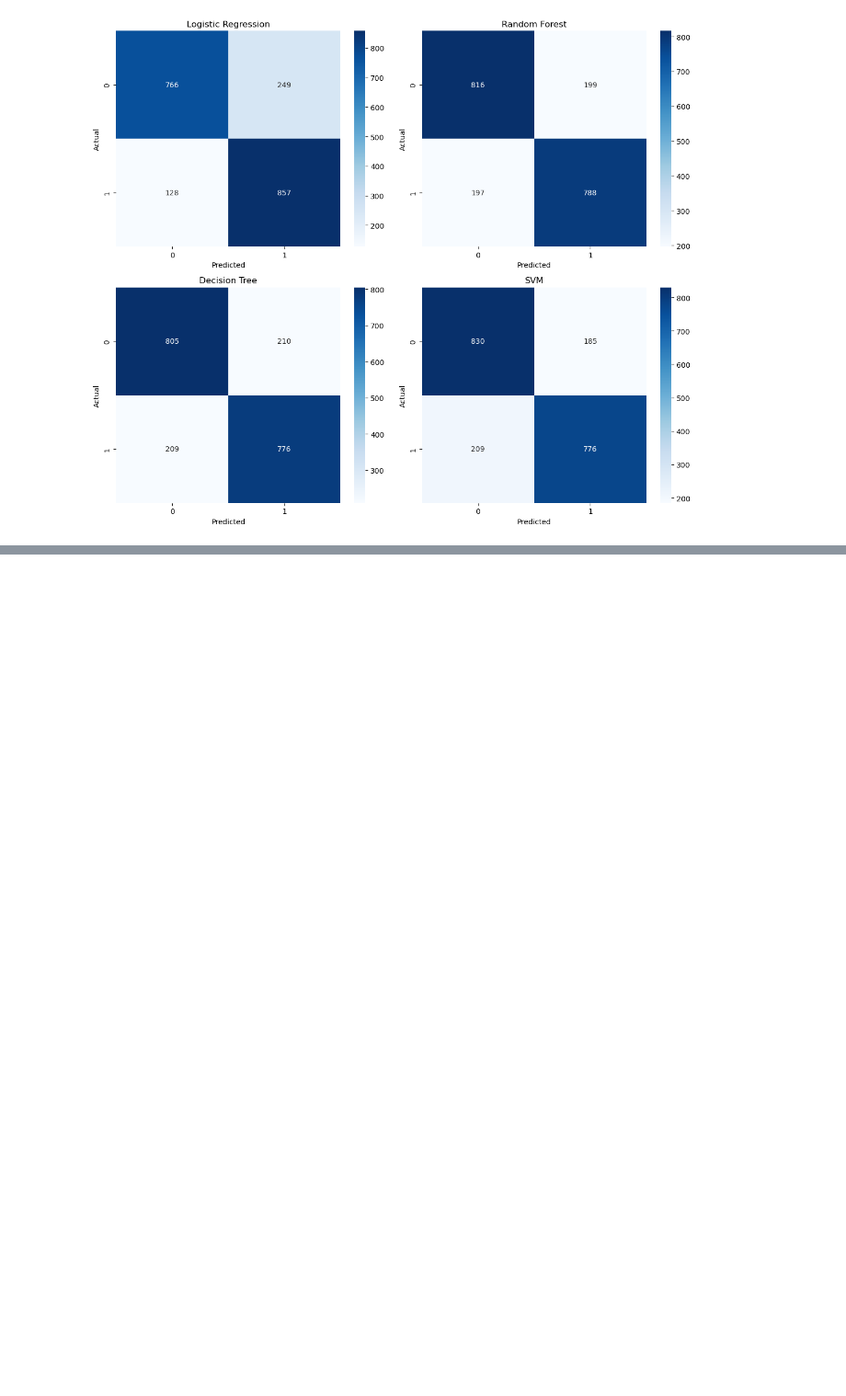
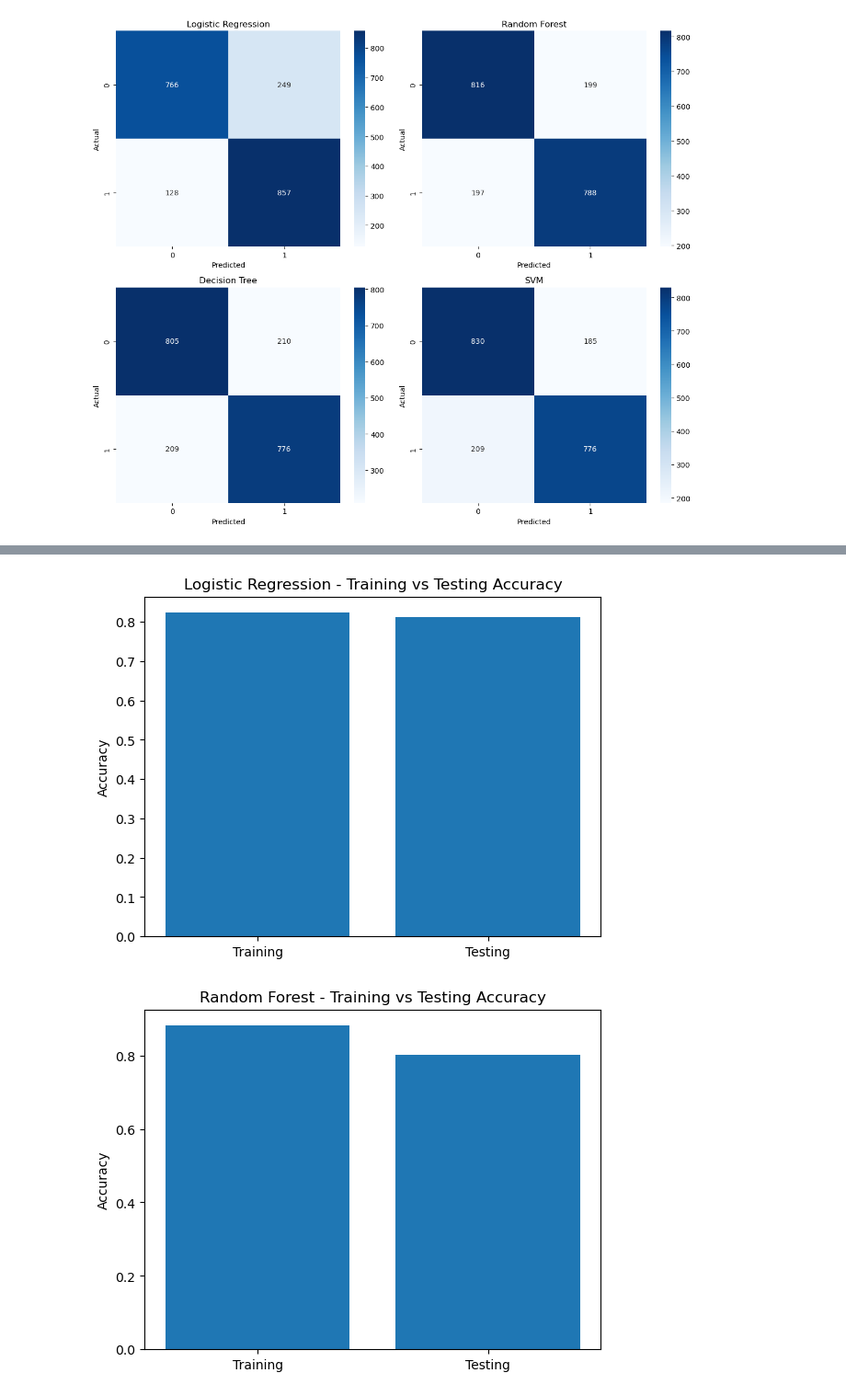
Before and after one commit to bishnu-prasad/diabetes_predction_10k, a Jupyter notebook: notebook/predction.ipynb, the cells around one changed output, grey strips where cells are left out. Shown at 92% size. Saved outputs shown, nothing was run; the diff lists cells and outputs as text; code cells hidden in the pictures; blank space fills up the shorter version.

```diff
--- a/notebook/predction.ipynb
+++ b/notebook/predction.ipynb
@@ -763,0 +803,38 @@ plt.show()
+# %%
+import matplotlib.pyplot as plt
+from sklearn.metrics import accuracy_score
+
+# Calculate accuracies
+train_acc_lr = accuracy_score(y_train, lr.predict(X_train_scaled))
+test_acc_lr = accuracy_score(y_test, y_pred)
+
+train_acc_rf = accuracy_score(y_train, rf.predict(X_train))
+test_acc_rf = accuracy_score(y_test, y_pred_rf)
+
+train_acc_dt = accuracy_score(y_train, dt.predict(X_train))
+test_acc_dt = accuracy_score(y_test, y_pred_dt)
+
+train_acc_svm = accuracy_score(y_train, svm.predict(X_train_scaled))
+test_acc_svm = accuracy_score(y_test, y_pred_svm)
+
+# Store in dictionary
+results = {
+    "Logistic Regression": (train_acc_lr, test_acc_lr),
+    "Random Forest": (train_acc_rf, test_acc_rf),
+    "Decision Tree": (train_acc_dt, test_acc_dt),
+    "SVM": (train_acc_svm, test_acc_svm)
+}
+
+# Plot individual graphs
+for model, (train_acc, test_acc) in results.items():
+    plt.figure()
+
+    plt.bar(["Training", "Testing"], [train_acc, test_acc])
+
+    plt.title(f"{model} - Training vs Testing Accuracy")
+    plt.ylabel("Accuracy")
+
+    plt.show()
+# %% [output]
+[figure, added]
+[figure, added]
```
Also changed, not shown: parts of 5 cells of this notebook, 4 other files.
